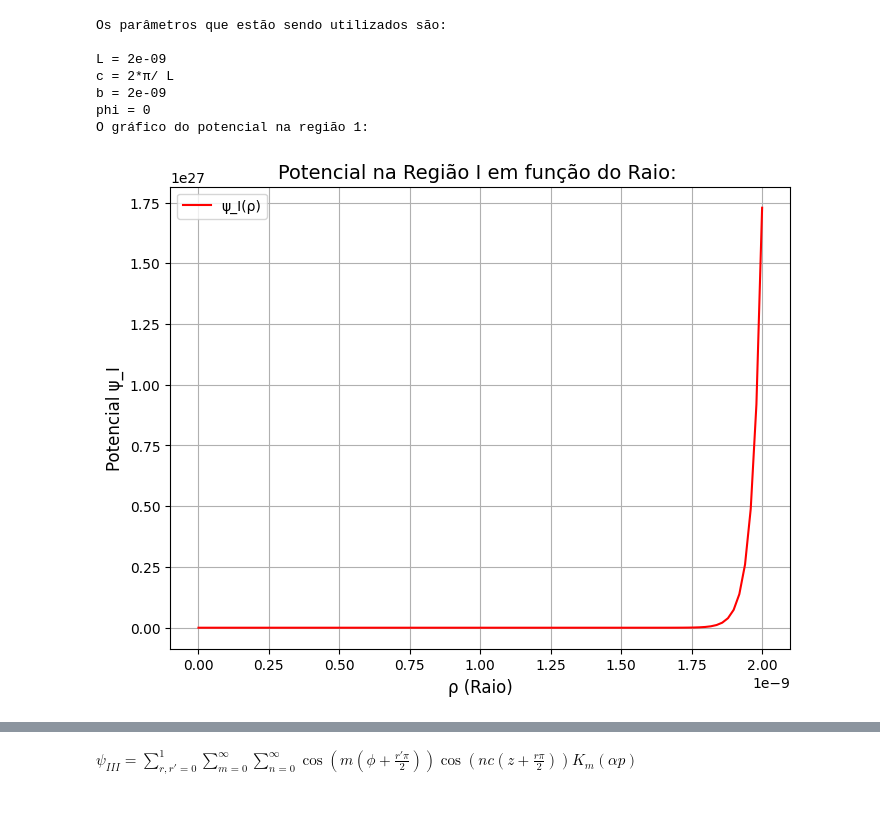
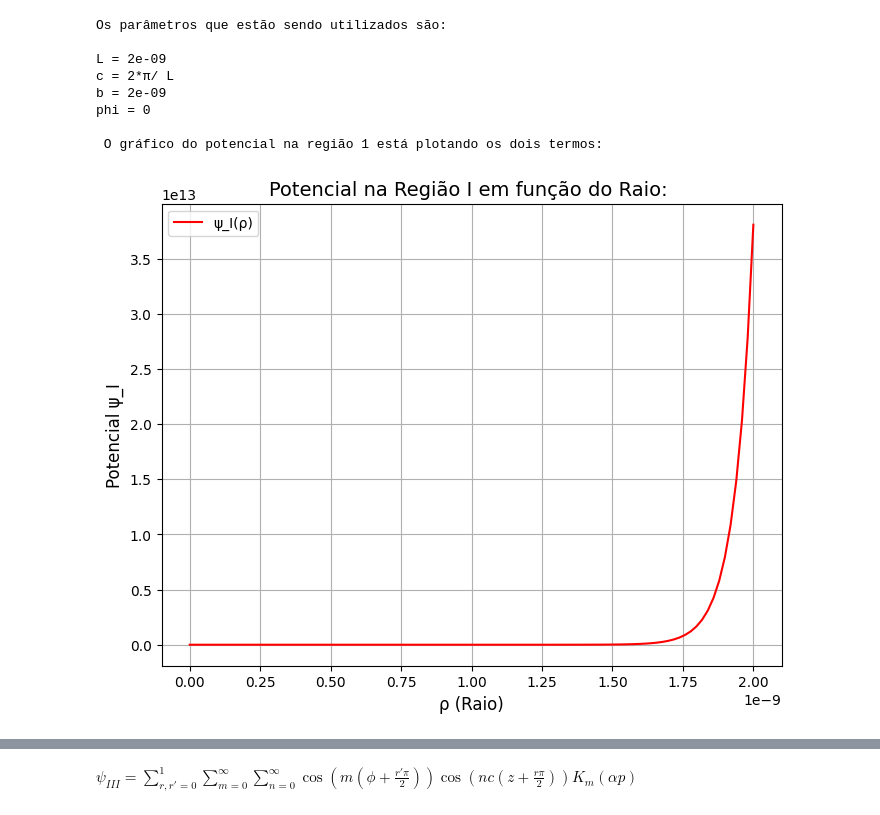
Before and after one commit to Cr7stian8/Cr7stian8, a Jupyter notebook: testesIC.ipynb, the cells around one changed output, grey strips where cells are left out. Cells and saved outputs as stored; diff of their text form; code cells hidden in the pictures.

```diff
--- a/testesIC.ipynb
+++ b/testesIC.ipynb
@@ -78,7 +94,14 @@ import matplotlib.pyplot as plt
 
 # Definindo Psi que será exibido
 psi_I = r"""
-\psi_I = \sum_{r=0, r'=0}^1 \sum_{m=0}^\infty \sum_{n=0}^\infty \cos \left( nc \left( z + \frac{r\pi}{2} \right) \right) \cos \left( m \left( \phi + \frac{r'\pi}{2} \right) \right) I_m(ncp)
+\begin{aligned}
+    \psi_I &= \sum_{r=0, r'=1}^1 \sum_{m=0}^\infty \sum_{n=1}^\infty
+    \cos\left(nc\left(z + \frac{r\pi}{2}\right)\right)
+    \cos\left(m\left(\phi + \frac{r'\pi}{2}\right)\right)
+    I_m(nc\rho)+ \sum_{r=0}^1 \sum_{m=1}^\infty
+    \cos\left(m\left(\phi + \frac{r\pi}{2}\right)\right)
+    \rho^m
+\end{aligned}
 """
 
 # Exibindo Psi
@@ -107,12 +130,19 @@ def calcular_psi_I(rho, m_max=5, n_max=5):
         for r_linha in [0, 1]:
             for m in range(m_max + 1):
                 for n in range(1, n_max + 1):
-                    # Cálculos
+                    # Cálculo primeiro termo
                     cos_z = np.cos(n * c * (z + r * np.pi / 2))
                     cos_phi = np.cos(m * (phi + r_linha * np.pi / 2))
                     bessel = I_m(m, n * c * rho)
-                    termo = cos_z * cos_phi * bessel
-                    soma += termo
+                    termo1 = cos_z * cos_phi * bessel
+                    soma += termo1
+    for r in [0, 1]:
+          for m in range(1, m_max + 1):
+              # Cálculo segundo termo
+              cos_phi = np.cos(m * (phi + r * np.pi / 2))
+              exp = rho**m
+              termo2 = cos_phi * exp
+              soma += termo2
     return soma
 
 # Gerar valores de rho e calcular os potenciais
@@ -120,7 +150,7 @@ rho_valores = np.linspace(0, b, 100)
 psi_valores = [calcular_psi_I(rho) for rho in rho_valores]
 
 # Plotar o gráfico
-print('O gráfico do potencial na região 1: \n')
+print('\n O gráfico do potencial na região 1 está plotando os dois termos: \n')
 
 plt.figure(figsize=(8, 6))
 plt.plot(rho_valores, psi_valores, label='ψ_I(ρ)', color='red')
@@ -136,9 +173,10 @@ $\displaystyle
 $
 Os parâmetros que estão sendo utilizados são:
 
 L = 2e-09
 c = 2*π/ L
 b = 2e-09
 phi = 0
-O gráfico do potencial na região 1:
+
+ O gráfico do potencial na região 1 está plotando os dois termos:
-[figure, old version]
+[figure, new version]
```
Also changed, not shown: parts of 5 cells of this notebook.
